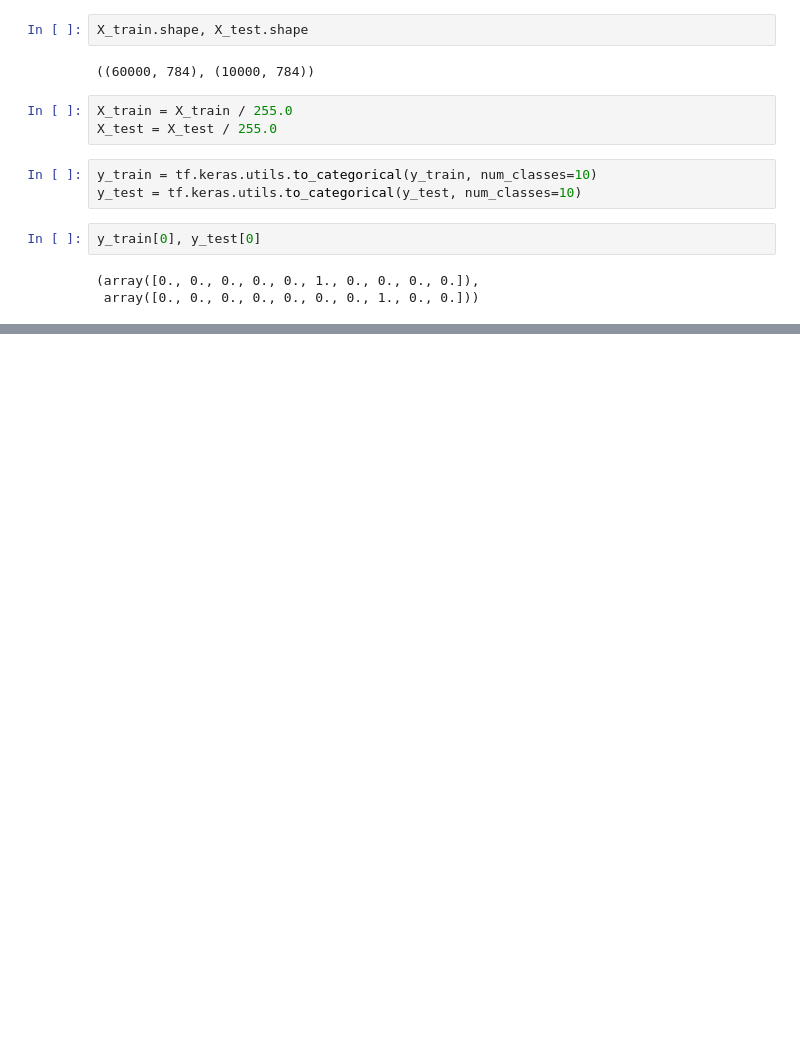
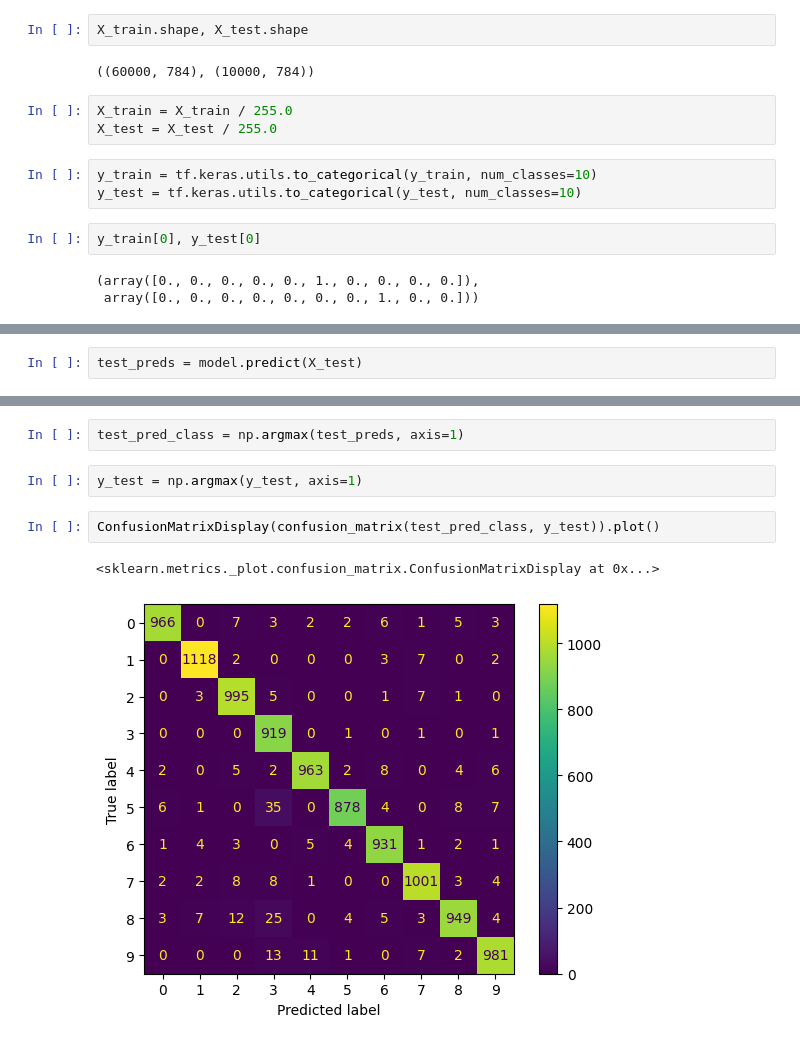
Before and after one commit to AdityaSreevatsaK/The-Neural-Nexus, a Jupyter notebook: a. Jupyter Notebooks/Image Classification - MNIST Dataset - Multi Layer Perceptron.ipynb, the cells around one changed output, grey strips where cells are left out. Drawn from its saved outputs; the diff is of its cells as text; blank space fills up the shorter version.

```diff
--- a/a. Jupyter Notebooks/Image Classification - MNIST Dataset - Multi Layer Perceptron.ipynb
+++ b/a. Jupyter Notebooks/Image Classification - MNIST Dataset - Multi Layer Perceptron.ipynb
@@ -76,0 +134,2 @@ build_model(50, learning_rate, lambda_reg_param)
+# %%
+test_preds = model.predict(X_test)
@@ -76,0 +138,9 @@ build_model(50, learning_rate, lambda_reg_param)
+# %%
+test_pred_class = np.argmax(test_preds, axis=1)
+# %%
+y_test = np.argmax(y_test, axis=1)
+# %%
+ConfusionMatrixDisplay(confusion_matrix(test_pred_class, y_test)).plot()
+# %% [output]
+<sklearn.metrics._plot.confusion_matrix.ConfusionMatrixDisplay at 0x...>
+[figure, added]
```
Also changed, not shown: parts of 8 cells of this notebook, 2 other files.
